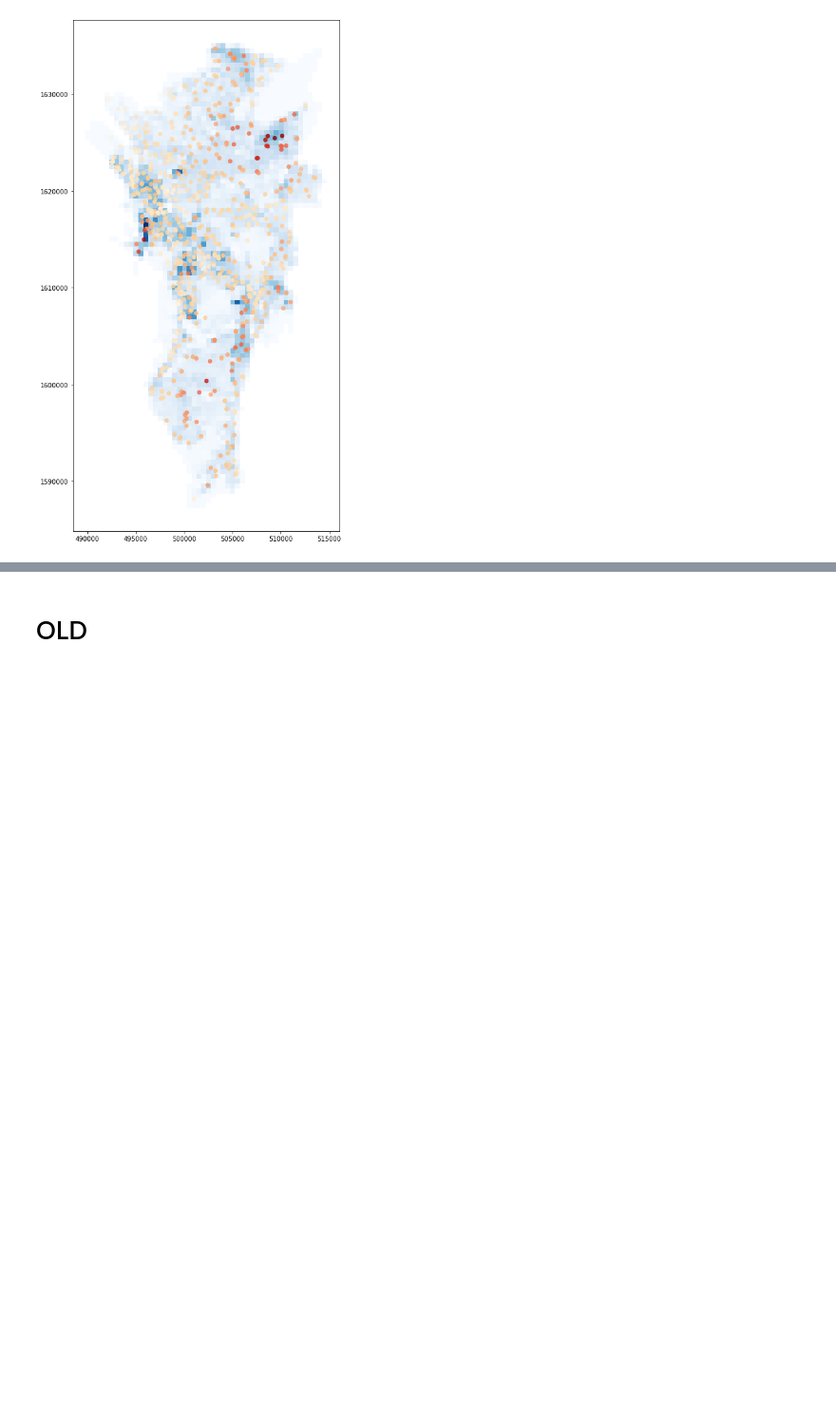
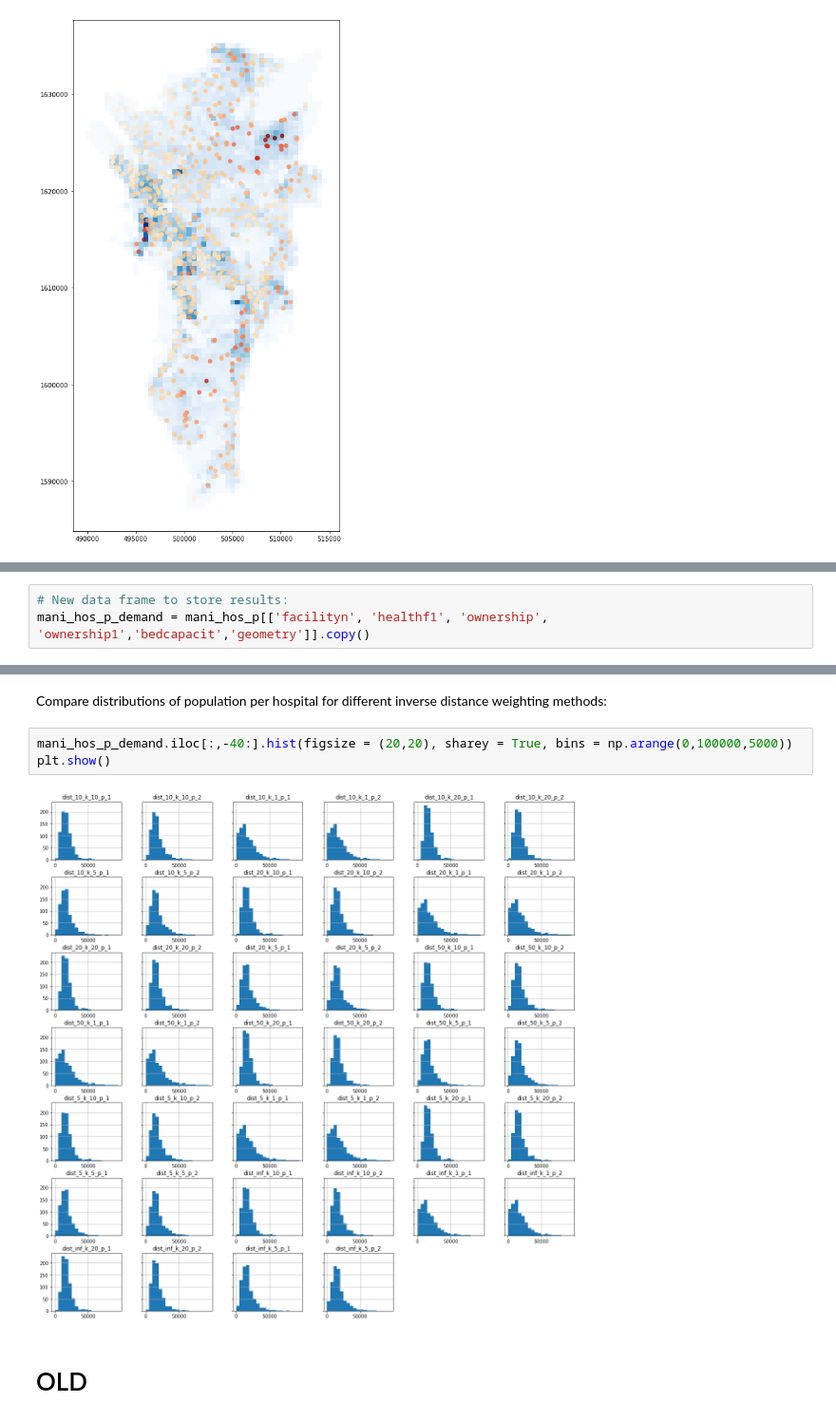
Before and after one commit to sfthies/Manila_seismic_risk, a Jupyter notebook: Main.ipynb, the cells around one changed output, grey strips where cells are left out. Shown at 95% size. Saved outputs shown, nothing was run; the diff lists cells and outputs as text; blank space fills up the shorter version.

Commit message:
Further IDW results

```diff
--- a/Main.ipynb
+++ b/Main.ipynb
@@ -701,0 +671,3 @@ def weight(dist, p):
+# %%
+# New data frame to store results:
+mani_hos_p_demand = mani_hos_p[['facilityn', 'healthf1', 'ownership', 'ownership1','bedcapacit','geometry']].copy()
@@ -702,3 +706,10 @@ def weight(dist, p):
+# %% [markdown]
+Compare distributions of population per hospital for different inverse distance weighting methods:
+# %%
+mani_hos_p_demand.iloc[:,-40:].hist(figsize = (20,20), sharey = True, bins = np.arange(0,100000,5000))
+plt.show()
+# %% [output]
+[figure, added]
 # %% [markdown]
 # OLD
 # %%
```
Also changed, not shown: parts of 16 cells of this notebook.
